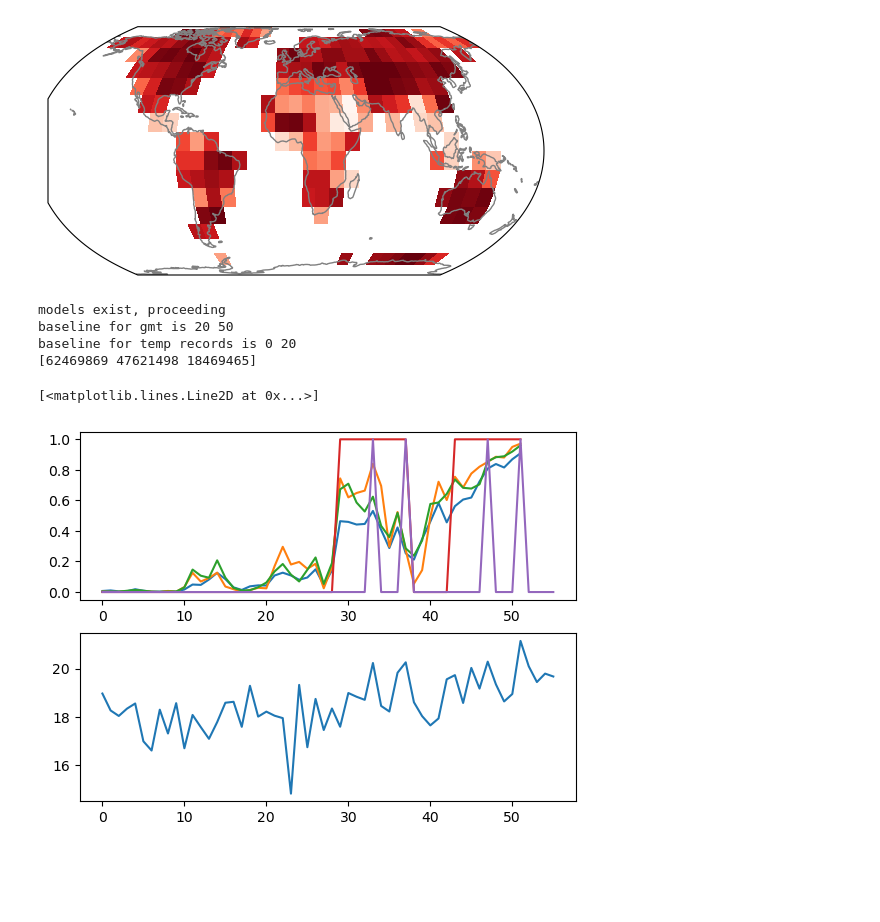
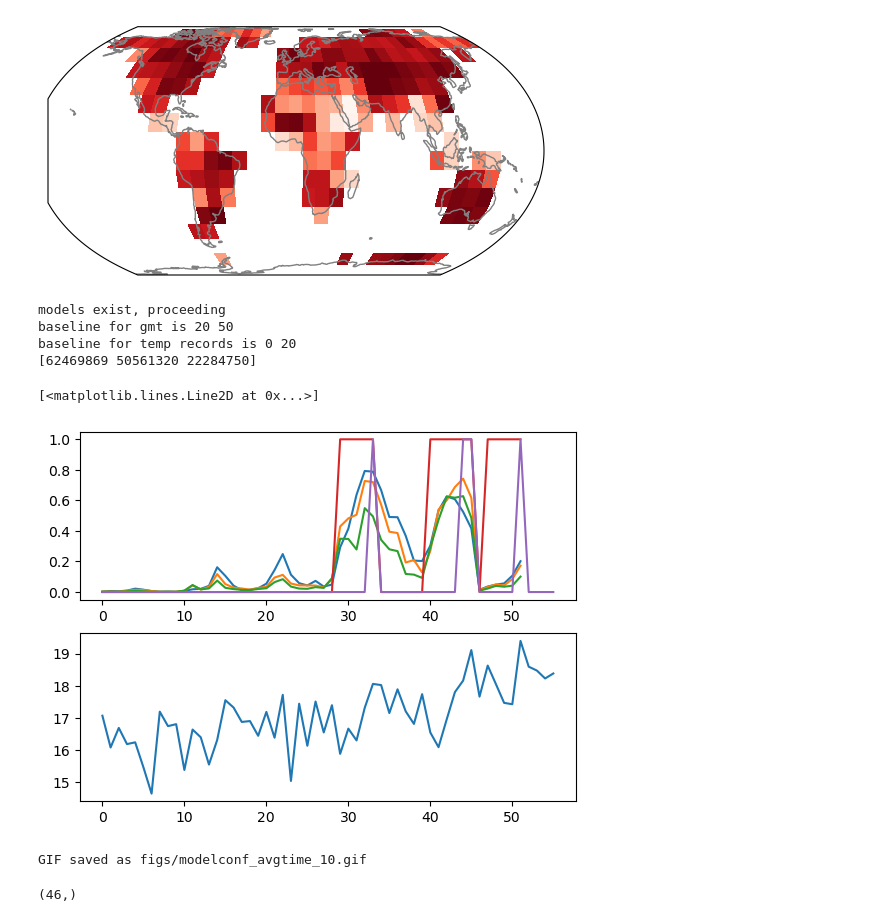
Before and after one commit to emily-gordy/predictability-emergence, a Jupyter notebook: ObsPredict.ipynb, the cells around one changed output. Cells and saved outputs as stored; diff of their text form; code cells hidden in the pictures; blank space fills up the shorter version.

```diff
--- a/ObsPredict.ipynb
+++ b/ObsPredict.ipynb
@@ -104,8 +107,11 @@ data/MPI_annualmean_245_tos_1900-2100.pkl
 data/MPI_annualmean_370_tos_1900-2100.pkl
 data/MPI_annualmean_585_tos_1900-2100.pkl
 # %%
+
 imp.reload(DataHolder)
 AllObs = DataHolder.ERA5InputOutput(params)
+
+lenobs = experiment_era_obs[1]-experiment_era_obs[0]-outputavgtime-inputlength+1
 # %%
 obsnull = np.empty((len(AllObs.output_lat),len(AllObs.output_lon)))+np.nan
 obsaccuracy = np.empty((len(AllObs.output_lat),len(AllObs.output_lon)))+np.nan
@@ -114,6 +120,9 @@ obsfirstpositive = np.empty((len(AllObs.output_lat),len(AllObs.output_lon)))+np.
 
 allbaselines = np.empty((len(AllObs.output_lat),len(AllObs.output_lon)))+np.nan
 baseline_percentile = np.empty((len(AllObs.output_lat),len(AllObs.output_lon)))+np.nan
+
+allobspredictions = np.empty((len(AllObs.output_lat),len(AllObs.output_lon),lenobs))+np.nan
+allrecordmags = np.empty((len(AllObs.output_lat),len(AllObs.output_lon),lenobs))+np.nan
 
 for ilat,lat in enumerate(AllObs.output_lat):
 
@@ -134,7 +143,7 @@ for ilat,lat in enumerate(AllObs.output_lat):
             obsinputvectors_t = torch.cat((obsinputgmt_t,obsinputpriorrecord_t),axis=-1)
 
             print(bestseeds)
-            obsnull[ilat,ilon] = np.mean(obsoutput)
+            obsnull[ilat,ilon] = np.max([np.mean(obsoutput),1-np.mean(obsoutput)])
 
             obspredall = np.empty((3,len(obsinputgmt)))
 
@@ -153,6 +162,7 @@ for ilat,lat in enumerate(AllObs.output_lat):
                 obspredall[iseed] = obspred[:,1]
 
             obspredavg = np.mean(obspredall,axis=0)
+            # obspredavg = obspredall[-1]
             obspredclass = np.round(obspredavg)
 
             obsaccuracy[ilat,ilon] = np.mean(obsoutput==obspredclass)
@@ -161,6 +171,12 @@ for ilat,lat in enumerate(AllObs.output_lat):
             allbaselines[ilat,ilon] = AllObs.baseline
             baseline_percentile[ilat,ilon] = AllObs.baselinepercentile
 
+            if lat<0:
+                allobspredictions[ilat,ilon] = obspredavg
+                allrecordmags[ilat,ilon] = AllObs.recordmags[inputlength:-1*(outputavgtime)]
+            else:
+                allobspredictions[ilat,ilon] = obspredavg[1:]
+                allrecordmags[ilat,ilon] = AllObs.recordmags[inputlength:-1*(outputavgtime)]
         # else:
             # print('no model for '+ str(lat) + ' ' + str(lon))
 # %% [output]
@@ -217,7 +233,7 @@ ax.coastlines(color='gray')
 # select a gridpoint
 
 latsel = 40
-lonsel = 240
+lonsel = 230
 
 metricsout = "metrics/"+modelfilefront+"avgtime_"+str(outputavgtime)+"_allssps_lat_"+str(latsel)+"_lon_"+str(lonsel)+"_seed*.json"
 filelist = glob.glob(metricsout)
@@ -252,18 +268,22 @@ if len(filelist)!=0:
             obspred = cnn(obsinput_t.to(device), obsinputvectors_t.to(device)).cpu().numpy()
 
         obspredall[iseed] = obspred[:,1]
+else:
+    print('no model')
 # %% [output]
 models exist, proceeding
 baseline for gmt is 20 50
 baseline for temp records is 0 20
-[62469869 47621498 18469465]
+[62469869 50561320 22284750]
 # %%
+yearvec = np.arange(experiment_era_obs[0]+inputlength,experiment_era_obs[1]-outputavgtime+1)
+
 plt.subplot(2,1,1)
 plt.plot(np.transpose(obspredall))
 plt.plot(obsoutput)
 plt.plot(AllObs.recordtemps[10:])
 plt.subplot(2,1,2)
 plt.plot(AllObs.outputsummer[10:]-273)
 # %% [output]
 [<matplotlib.lines.Line2D at 0x...>]
-[figure, old version]
+[figure, new version]
@@ -269,0 +324,29 @@ plt.plot(AllObs.outputsummer[10:]-273)
+# %%
+def pngs_to_gif_pillow(png_folder, output_gif, outputavgtime, duration=500):
+    """
+    Convert PNG files to GIF using Pillow.
+
+    Args:
+        png_folder: folder containing PNG files
+        output_gif: output GIF filename
+        outputavgtime: used in file matching
+        duration: duration between frames in milliseconds
+    """
+    png_files = sorted(glob.glob(os.path.join(png_folder, "*" + str(outputavgtime) + "_year_*.png")))
+
+    # Load images
+    images = [Image.open(file) for file in png_files]
+
+    # Save as GIF
+    images[0].save(output_gif, save_all=True, append_images=images[1:], duration=duration, loop=0)
+
+    print(f"GIF saved as {output_gif}")
+
+# Usage
+pngs_to_gif_pillow("figs/", filefront+str(outputavgtime)+".gif", 5, duration=1000)
+# %% [output]
+GIF saved as figs/modelconf_avgtime_10.gif
+# %%
+yearvec.shape
+# %% [output]
+(46,)
```
Also changed, not shown: parts of 4 cells of this notebook, 3 other files.
